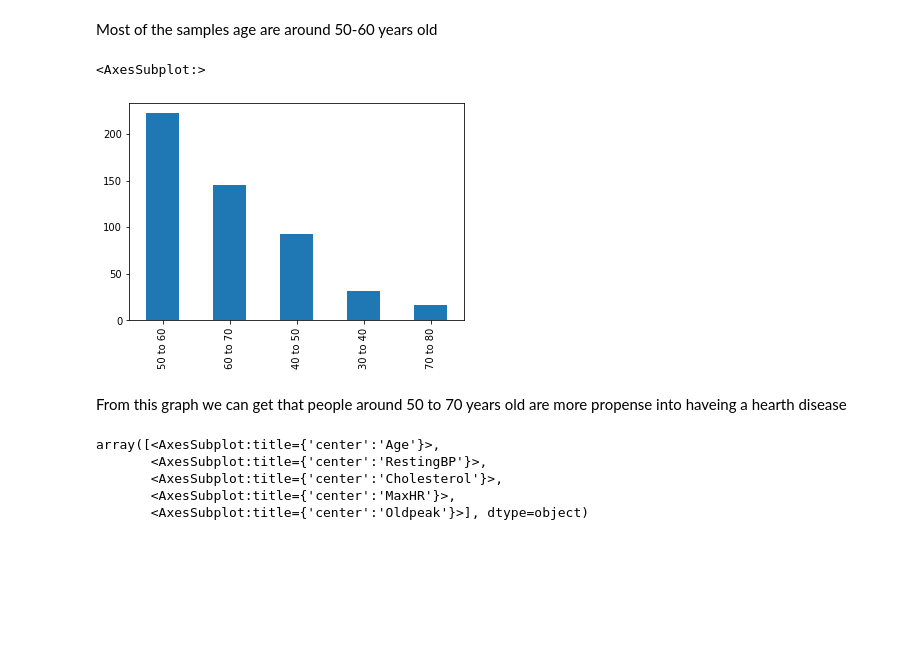
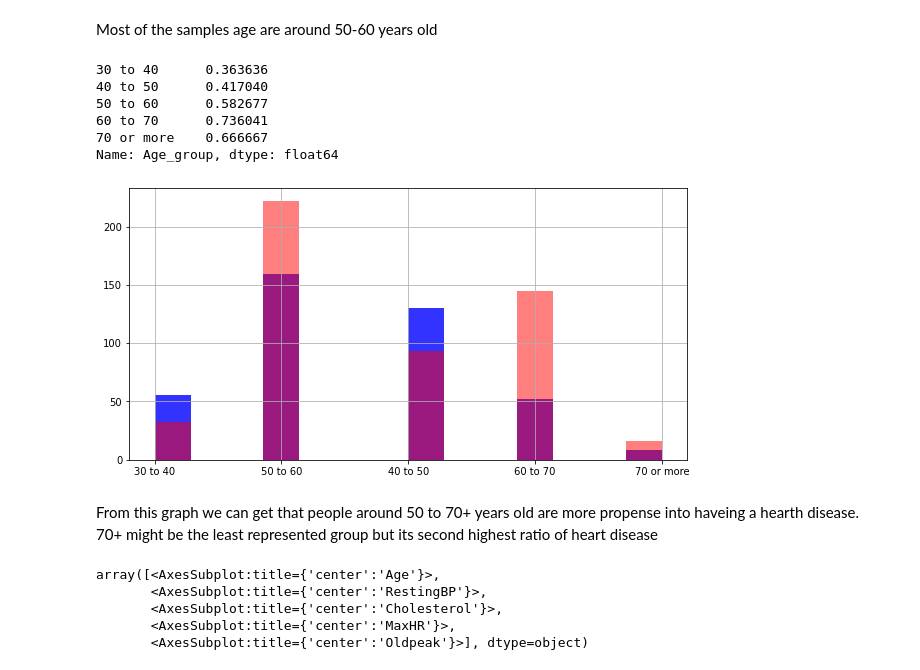
Before and after one commit to Lemonpi3/Heart-disease, a Jupyter notebook: heartfailure.ipynb, the cells around one changed output. Cells and saved outputs as stored; diff of their text form; code cells hidden in the pictures; blank space fills up the shorter version.

Commit message:
More data exploration

```diff
--- a/heartfailure.ipynb
+++ b/heartfailure.ipynb
@@ -114,3 +118,11 @@ The data set it's not balanced.
 * There are more people with normal RestingECG , but more or less the same amounts of the other two types.
 * There are more people that didn't Excercise angina
 * There is a significant lack of down ST_Slope values
+# %%
+#creating a normalizeing value for Sex,which might be used later.Females will have higher values due to under representation.
+male_normalized = 1 - n_male / len(data)
+female_normalized = 1 - n_female / len(data)
+data['SexNormalizer'] = 0
+data.loc[data.Sex=='F','SexNormalizer']=female_normalized
+data.loc[data.Sex=='M','SexNormalizer']=male_normalized
+data
@@ -137,15 +163,24 @@ data['Age_group'].value_counts().plot(kind='bar')
 [figure]
 # %% [markdown]
 Most of the samples age are around 50-60 years old
-# %%
-#Seeing how many of each group got a heath disease
-pd.cut(x=data.loc[data["HeartDisease"]>0].Age, bins=[30, 40, 50, 60, 70, 80],
-        labels=['30 to 40', '40 to 50', '50 to 60', '60 to 70', '70 to 80']).value_counts().plot(kind='bar')
-# %% [output]
-<AxesSubplot:>
-[figure, removed]
+# %%
+#Seeing how many of each group got a heath disease
+fig, ax = plt.subplots(1, 1, figsize=(10, 5))
+data[data["HeartDisease"]<1]['Age_group'].hist(bins=14, color="blue", alpha=0.8)
+data[data["HeartDisease"]>0]['Age_group'].hist(bins=14, color="red", alpha=0.5)
+
+age_group_heart_desiease_ratio = data[data["HeartDisease"]>0]['Age_group'].value_counts()/data['Age_group'].value_counts()
+print(age_group_heart_desiease_ratio)
+# %% [output]
+30 to 40      0.363636
+40 to 50      0.417040
+50 to 60      0.582677
+60 to 70      0.736041
+70 or more    0.666667
+Name: Age_group, dtype: float64
+[figure, added]
 # %% [markdown]
-From this graph we can get that people around 50 to 70 years old are more propense into haveing a hearth disease
+From this graph we can get that people around 50 to 70+ years old are more propense into haveing a hearth disease. 70+ might be the least represented group but its second highest ratio of heart disease
 # %%
 fig, ax = plt.subplots(1, 5, figsize=(20, 5))
 data[data["HeartDisease"]<1][numerical_features].hist(bins=30, color="blue", alpha=0.5, ax=ax)
```
Also changed, not shown: parts of 14 cells of this notebook.
